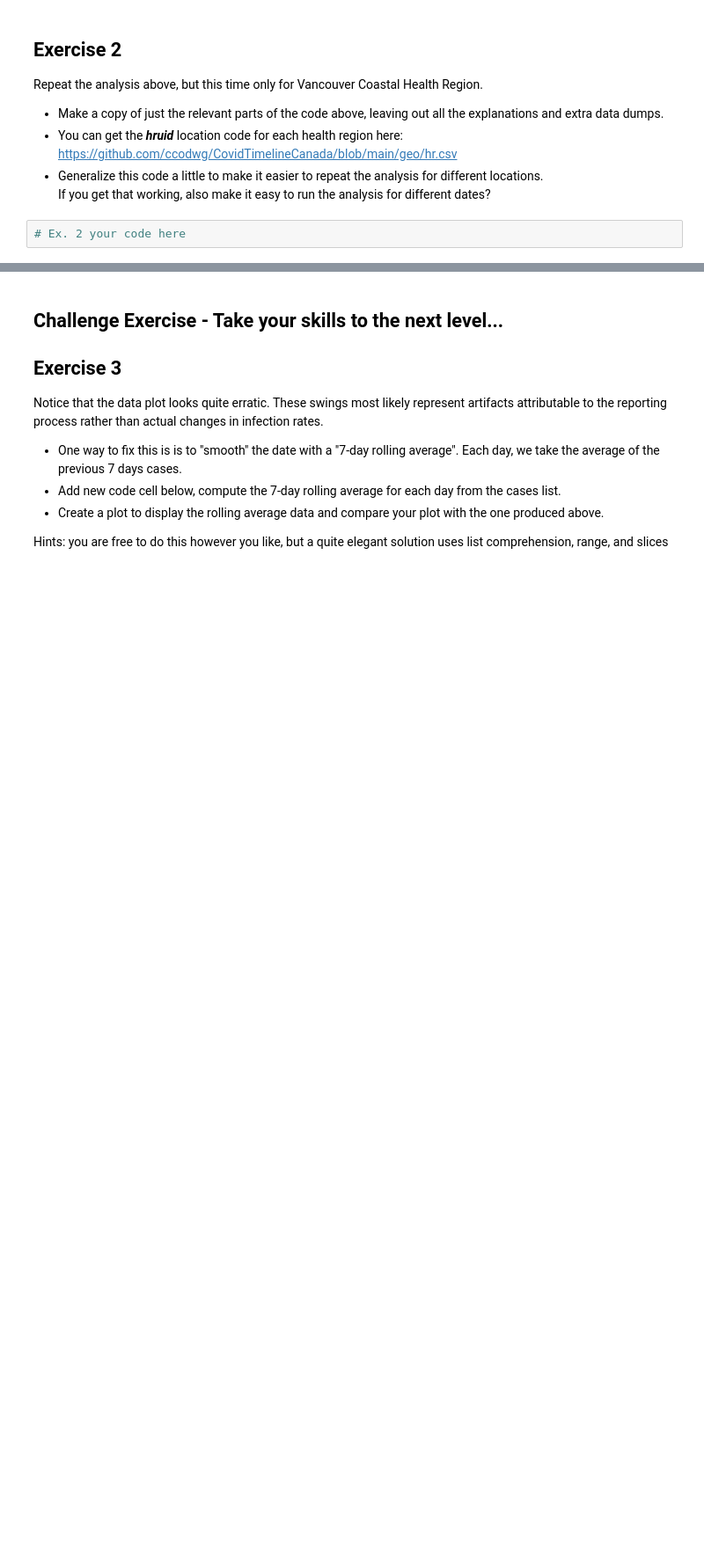
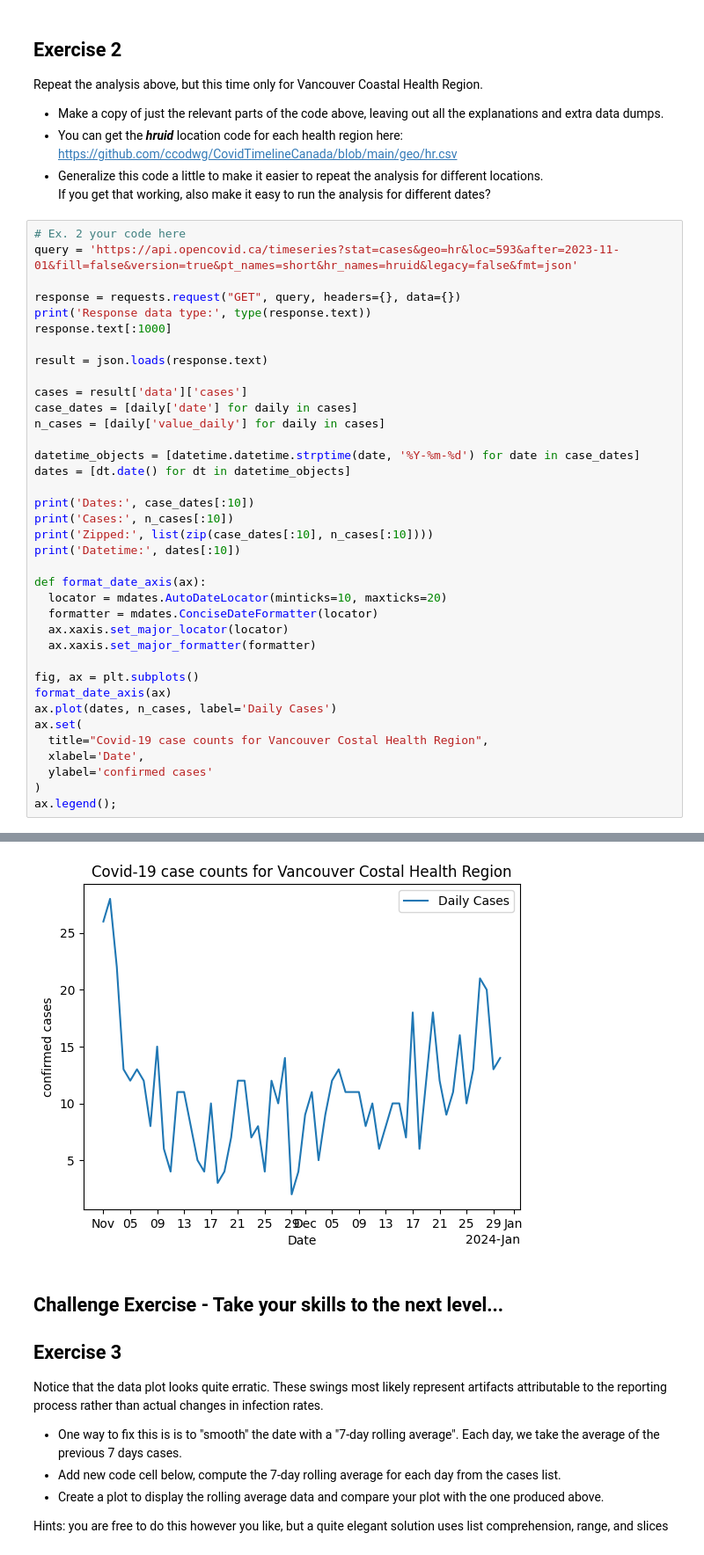
Before and after one commit to silentflame04/cap-comp215, a Jupyter notebook: labs/lab01-intro.ipynb, the cells around one changed output, grey strips where cells are left out. Shown at 88% size. Cells and saved outputs as stored; diff of their text form; blank space fills up the shorter version.

```diff
--- a/labs/lab01-intro.ipynb
+++ b/labs/lab01-intro.ipynb
@@ -170,5 +157,41 @@ Repeat the analysis above, but this time only for Vancouver Coastal Health Regio
 * You can get the ***hruid*** location code for each health region here:  https://github.com/ccodwg/CovidTimelineCanada/blob/main/geo/hr.csv
 * Generalize this code a little to make it easier to repeat the analysis for different locations.
   If you get that working, also make it easy to run the analysis for different dates?
-# %%
-# Ex. 2 your code here
+# %%
+# Ex. 2 your code here
+query = 'https://api.opencovid.ca/timeseries?stat=cases&geo=hr&loc=593&after=2023-11-01&fill=false&version=true&pt_names=short&hr_names=hruid&legacy=false&fmt=json'
+
+response = requests.request("GET", query, headers={}, data={})
+print('Response data type:', type(response.text))
+response.text[:1000]
+
+result = json.loads(response.text)
+
+cases = result['data']['cases']
+case_dates = [daily['date'] for daily in cases]
+n_cases = [daily['value_daily'] for daily in cases]
+
+datetime_objects = [datetime.datetime.strptime(date, '%Y-%m-%d') for date in case_dates]
+dates = [dt.date() for dt in datetime_objects]
+
+print('Dates:', case_dates[:10])
+print('Cases:', n_cases[:10])
+print('Zipped:', list(zip(case_dates[:10], n_cases[:10])))
+print('Datetime:', dates[:10])
+
+def format_date_axis(ax):
+  locator = mdates.AutoDateLocator(minticks=10, maxticks=20)
+  formatter = mdates.ConciseDateFormatter(locator)
+  ax.xaxis.set_major_locator(locator)
+  ax.xaxis.set_major_formatter(formatter)
+
+fig, ax = plt.subplots()
+format_date_axis(ax)
+ax.plot(dates, n_cases, label='Daily Cases')
+ax.set(
+  title="Covid-19 case counts for Vancouver Costal Health Region",
+  xlabel='Date',
+  ylabel='confirmed cases'
+)
+ax.legend();
+# %% [output]
@@ -175,3 +203,4 @@ Repeat the analysis above, but this time only for Vancouver Coastal Health Regio
+[figure, added]
 # %% [markdown]
 ## Challenge Exercise - Take your skills to the next level...
 
```
Also changed, not shown: parts of 3 cells of this notebook.
